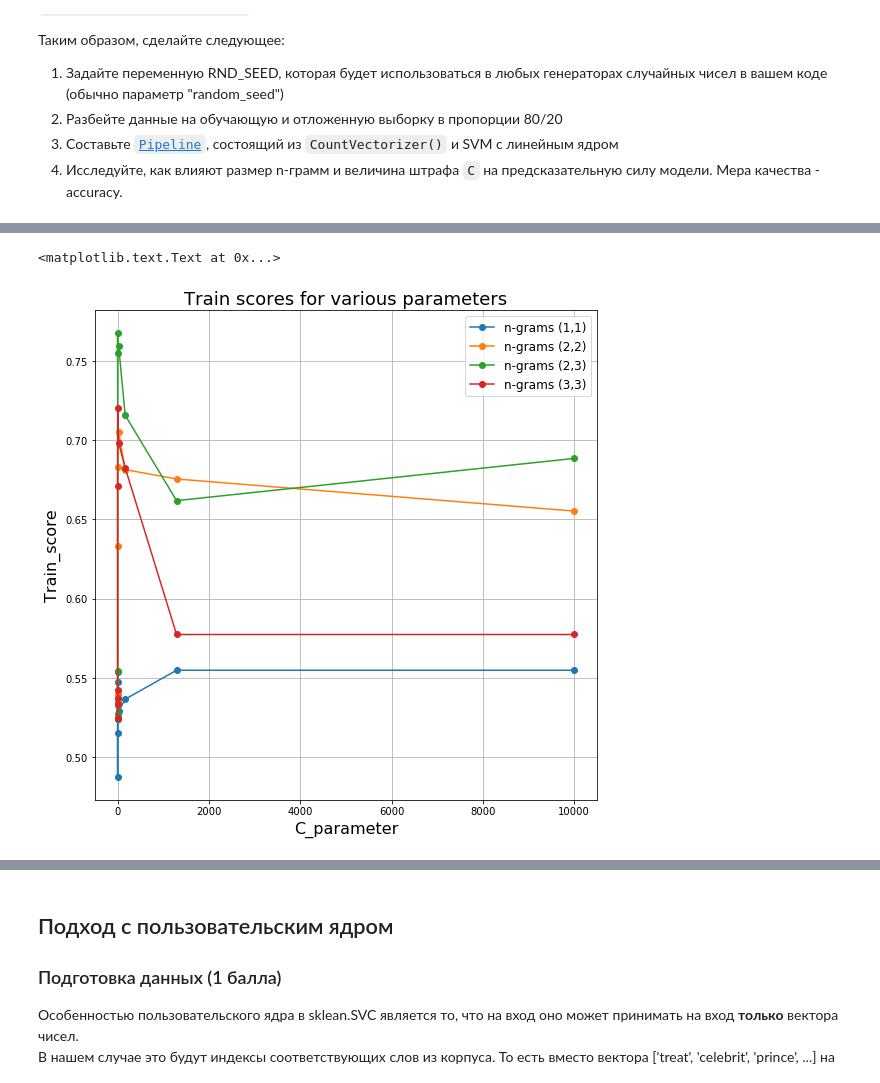
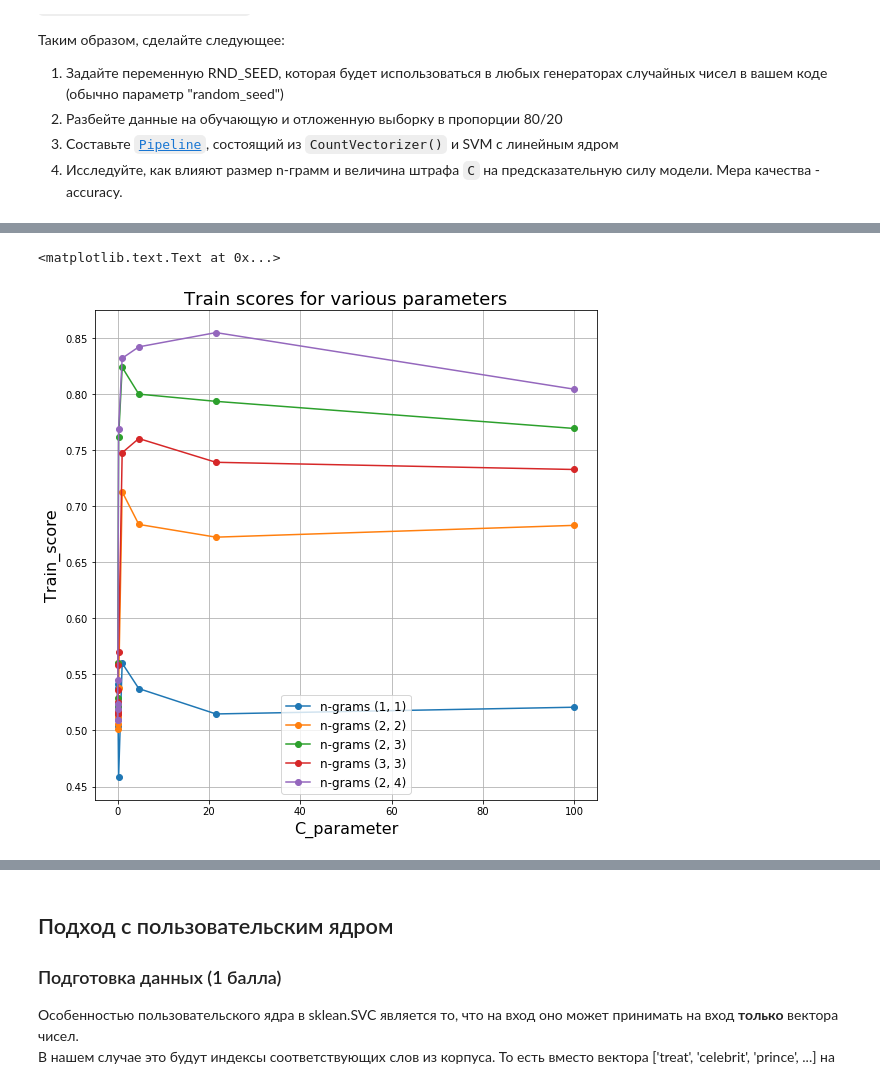
Before and after one commit to BobrG/IreneGit, a Jupyter notebook: hw1-svm.ipynb, the cells around one changed output, grey strips where cells are left out. Saved outputs shown, nothing was run; the diff lists cells and outputs as text; code cells hidden in the pictures.

```diff
--- a/hw1-svm.ipynb
+++ b/hw1-svm.ipynb
@@ -274,18 +290,18 @@ from sklearn.feature_extraction.text import CountVectorizer
 #CountVectorizer
 countvec = CountVectorizer(analyzer='char', ngram_range=(1, 1))
 #SVM
-SVML = svm.SVC(kernel='linear', max_iter=400, random_state=RND_SEED)
+SVML = svm.SVC(kernel='linear', max_iter=500, random_state=RND_SEED)
 #creating a pipeline
 countvecsvm = Pipeline([('countvec', countvec), ('svml', SVML)])
 # %%
-N_GRAMS_OPTIONS = [(1,1), (2,2), (2,3), (3,3)]
-C_OPTIONS = np.logspace(-4, 4, num=10)
+N_GRAMS_OPTIONS = [(1,1), (2,2), (2,3), (3,3), (2,4)]
+C_OPTIONS = np.logspace(-4, 2, num=10)
 param_grid = {'countvec__ngram_range': N_GRAMS_OPTIONS, 'svml__C': C_OPTIONS}
 # %%
 from sklearn.model_selection import GridSearchCV
 grid = GridSearchCV(countvecsvm, param_grid,
                     cv=StratifiedShuffleSplit(n_splits=4, test_size=0.2, random_state=RND_SEED),
-                   n_jobs=4)
+                   n_jobs=4, scoring='accuracy')
 grid.fit(X, y)
 # %% [output]
 GridSearchCV(cv=StratifiedShuffleSplit(n_splits=4, random_state=42, test_size=0.2,
@@ -324,14 +331,18 @@ res_4 = [grid.cv_results_['mean_train_score'][i] for i in range(0, len(grid.cv_r
+# %%
+res_train = []
+for gr in N_GRAMS_OPTIONS:
+    res_train.append([grid.cv_results_['mean_train_score'][i]
+                      for i in range(0, len(grid.cv_results_['mean_train_score']))
+                      if grid.cv_results_['params'][i]['countvec__ngram_range'] == gr])
 # %%
 fig = plt.figure(figsize=(9,9))
-plt.plot(C_OPTIONS, res_1, '-o', label='n-grams (1,1)')
-plt.plot(C_OPTIONS, res_2, '-o', label='n-grams (2,2)')
-plt.plot(C_OPTIONS, res_3, '-o', label='n-grams (2,3)')
-plt.plot(C_OPTIONS, res_4, '-o', label='n-grams (3,3)')
+for i in range(0, len(N_GRAMS_OPTIONS)):
+    plt.plot(C_OPTIONS, res_train[i], '-o', label='n-grams {}'.format(N_GRAMS_OPTIONS[i]))
 plt.legend(fontsize=12)
 plt.grid('on')
 plt.title('Train scores for various parameters', fontsize=18)
 plt.ylabel('Train_score', fontsize=16)
 plt.xlabel('C_parameter', fontsize=16)
 # %% [output]
 <matplotlib.text.Text at 0x...>
-[figure, old version]
+[figure, new version]
```
Also changed, not shown: parts of 48 cells of this notebook, 1 other file.
